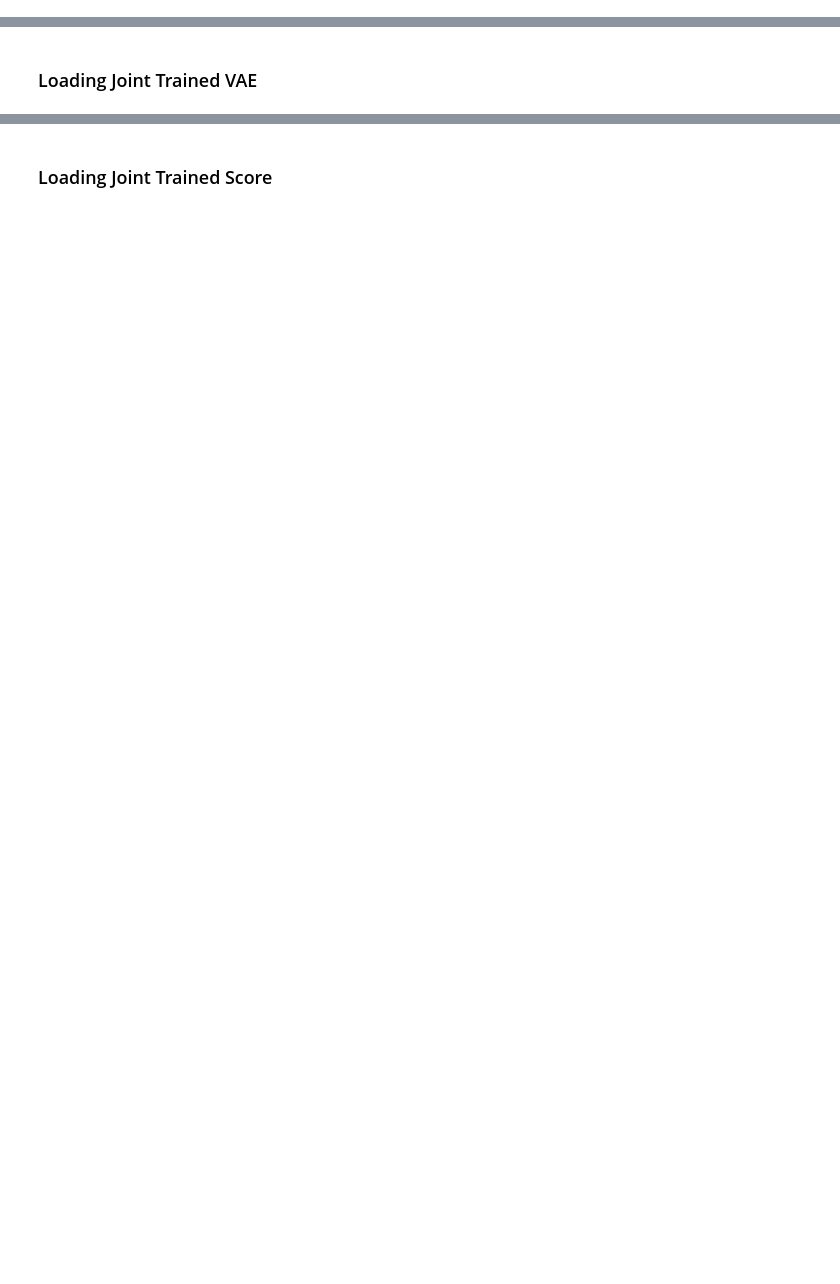
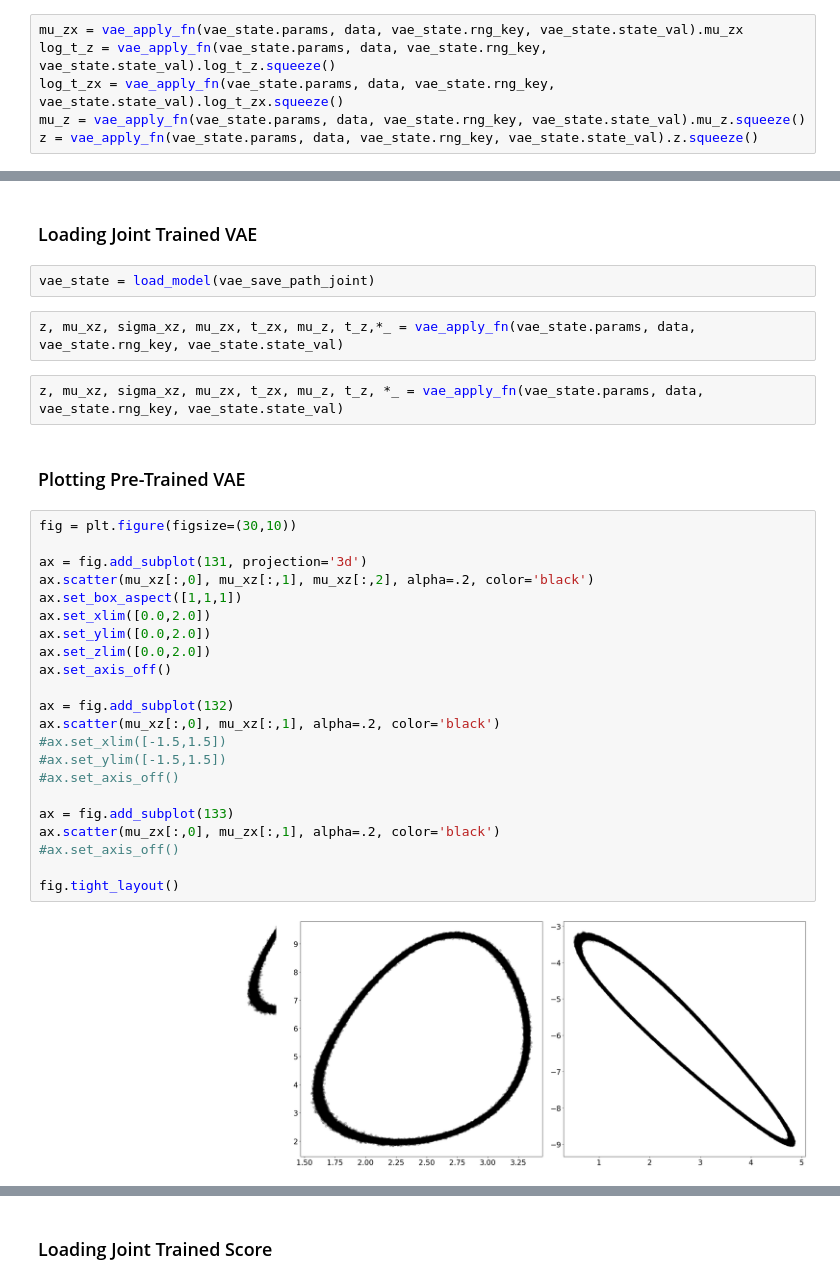
Before and after one commit to FrederikMR/score_diffusion_mean, a Jupyter notebook: vaebm.ipynb, the cells around one changed output, grey strips where cells are left out. Cells and saved outputs as stored; diff of their text form; blank space fills up the shorter version.

```diff
--- a/vaebm.ipynb
+++ b/vaebm.ipynb
@@ -260,0 +242,6 @@ fig.colorbar(m, cax=cax, orientation='vertical', format=cbformat)#, cax=cax)
+# %%
+mu_zx = vae_apply_fn(vae_state.params, data, vae_state.rng_key, vae_state.state_val).mu_zx
+log_t_z = vae_apply_fn(vae_state.params, data, vae_state.rng_key, vae_state.state_val).log_t_z.squeeze()
+log_t_zx = vae_apply_fn(vae_state.params, data, vae_state.rng_key, vae_state.state_val).log_t_zx.squeeze()
+mu_z = vae_apply_fn(vae_state.params, data, vae_state.rng_key, vae_state.state_val).mu_z.squeeze()
+z = vae_apply_fn(vae_state.params, data, vae_state.rng_key, vae_state.state_val).z.squeeze()
@@ -261,2 +255,34 @@ fig.colorbar(m, cax=cax, orientation='vertical', format=cbformat)#, cax=cax)
 # %% [markdown]
 ### Loading Joint Trained VAE
+# %%
+vae_state = load_model(vae_save_path_joint)
+# %%
+z, mu_xz, sigma_xz, mu_zx, t_zx, mu_z, t_z,*_ = vae_apply_fn(vae_state.params, data, vae_state.rng_key, vae_state.state_val)
+# %%
+z, mu_xz, sigma_xz, mu_zx, t_zx, mu_z, t_z, *_ = vae_apply_fn(vae_state.params, data, vae_state.rng_key, vae_state.state_val)
+# %% [markdown]
+### Plotting Pre-Trained VAE
+# %%
+fig = plt.figure(figsize=(30,10))
+
+ax = fig.add_subplot(131, projection='3d')
+ax.scatter(mu_xz[:,0], mu_xz[:,1], mu_xz[:,2], alpha=.2, color='black')
+ax.set_box_aspect([1,1,1])
+ax.set_xlim([0.0,2.0])
+ax.set_ylim([0.0,2.0])
+ax.set_zlim([0.0,2.0])
+ax.set_axis_off()
+
+ax = fig.add_subplot(132)
+ax.scatter(mu_xz[:,0], mu_xz[:,1], alpha=.2, color='black')
+#ax.set_xlim([-1.5,1.5])
+#ax.set_ylim([-1.5,1.5])
+#ax.set_axis_off()
+
+ax = fig.add_subplot(133)
+ax.scatter(mu_zx[:,0], mu_zx[:,1], alpha=.2, color='black')
+#ax.set_axis_off()
+
+fig.tight_layout()
+# %% [output]
+[figure, added]
```
Also changed, not shown: parts of 38 cells of this notebook, 10 other files.
